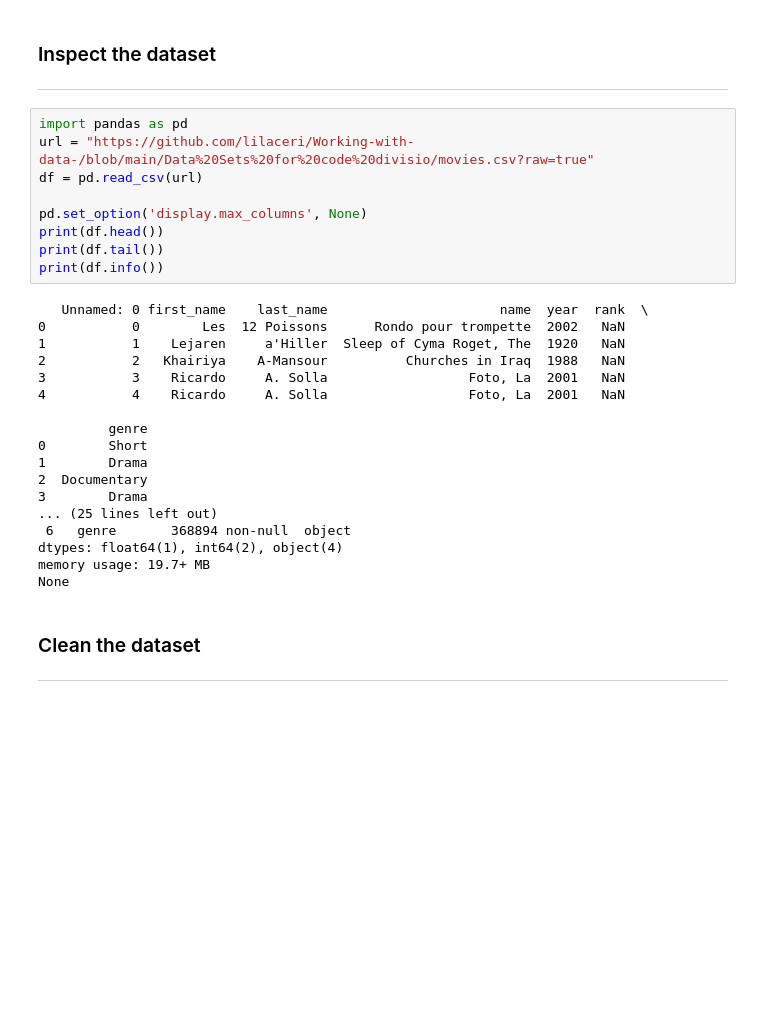
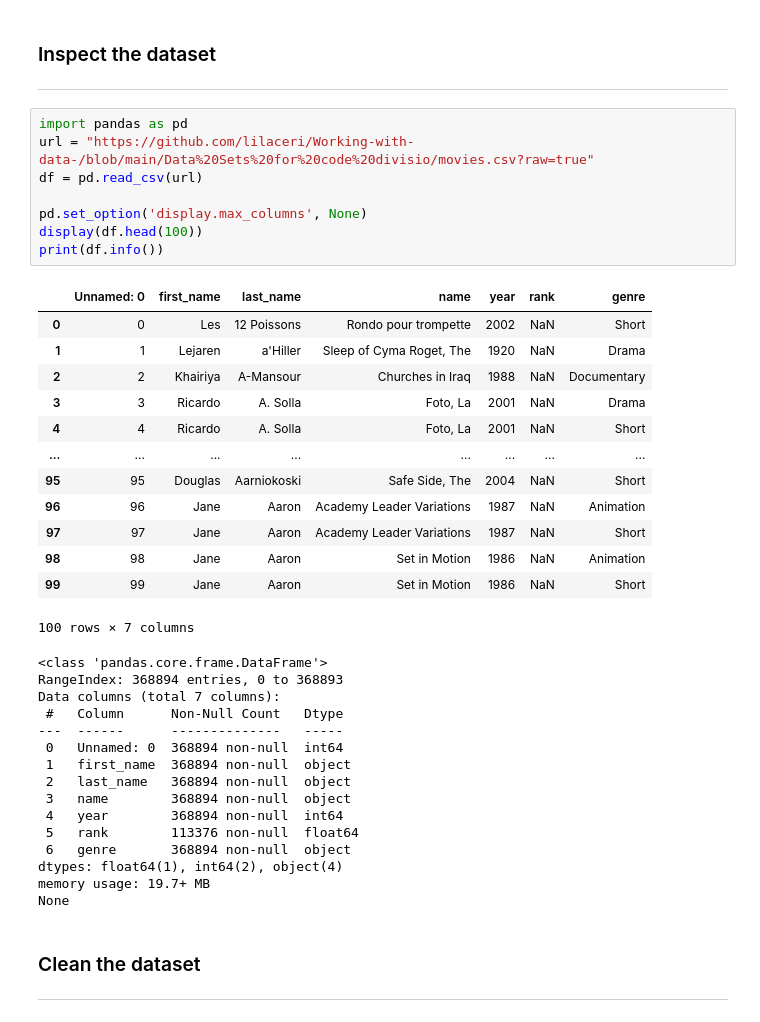
Before and after one commit to UnaRam/pythonFundamemtals, a Jupyter notebook: Una__10_2_Movies_Project.ipynb, the cells around one changed output. Saved outputs shown, nothing was run; the diff lists cells and outputs as text; blank space fills up the shorter version.

```diff
--- a/Una__10_2_Movies_Project.ipynb
+++ b/Una__10_2_Movies_Project.ipynb
@@ -15,30 +15,40 @@ If you were unable to download the file, there is a copy located here:
 # %%
 import pandas as pd
 url = "https://github.com/lilaceri/Working-with-data-/blob/main/Data%20Sets%20for%20code%20divisio/movies.csv?raw=true"
 df = pd.read_csv(url)
 
 pd.set_option('display.max_columns', None)
-print(df.head())
-print(df.tail())
+display(df.head(100))
 print(df.info())
 # %% [output]
+|  | Unnamed: 0 | first_name | last_name | name | year | rank | genre |
+| 0 | 0 | Les | 12 Poissons | Rondo pour trompette | 2002 | NaN | Short |
+| 1 | 1 | Lejaren | a'Hiller | Sleep of Cyma Roget, The | 1920 | NaN | Drama |
+| 2 | 2 | Khairiya | A-Mansour | Churches in Iraq | 1988 | NaN | Documentary |
+| 3 | 3 | Ricardo | A. Solla | Foto, La | 2001 | NaN | Drama |
+| 4 | 4 | Ricardo | A. Solla | Foto, La | 2001 | NaN | Short |
+| ... | ... | ... | ... | ... | ... | ... | ... |
+| 95 | 95 | Douglas | Aarniokoski | Safe Side, The | 2004 | NaN | Short |
+| 96 | 96 | Jane | Aaron | Academy Leader Variations | 1987 | NaN | Animation |
+| 97 | 97 | Jane | Aaron | Academy Leader Variations | 1987 | NaN | Short |
+| 98 | 98 | Jane | Aaron | Set in Motion | 1986 | NaN | Animation |
+| 99 | 99 | Jane | Aaron | Set in Motion | 1986 | NaN | Short |
-   Unnamed: 0 first_name    last_name                      name  year  rank  \
-0           0        Les  12 Poissons      Rondo pour trompette  2002   NaN
-1           1    Lejaren     a'Hiller  Sleep of Cyma Roget, The  1920   NaN
-2           2   Khairiya    A-Mansour          Churches in Iraq  1988   NaN
-3           3    Ricardo     A. Solla                  Foto, La  2001   NaN
-4           4    Ricardo     A. Solla                  Foto, La  2001   NaN
-
-         genre
-0        Short
-1        Drama
-2  Documentary
-3        Drama
-... (25 lines left out)
- 6   genre       368894 non-null  object
-dtypes: float64(1), int64(2), object(4)
-memory usage: 19.7+ MB
-None
+100 rows × 7 columns
+<class 'pandas.core.frame.DataFrame'>
+RangeIndex: 368894 entries, 0 to 368893
+Data columns (total 7 columns):
+ #   Column      Non-Null Count   Dtype
+---  ------      --------------   -----
+ 0   Unnamed: 0  368894 non-null  int64
+ 1   first_name  368894 non-null  object
+ 2   last_name   368894 non-null  object
+ 3   name        368894 non-null  object
+ 4   year        368894 non-null  int64
+ 5   rank        113376 non-null  float64
+ 6   genre       368894 non-null  object
+dtypes: float64(1), int64(2), object(4)
+memory usage: 19.7+ MB
+None
 # %% [markdown]
 ### Clean the dataset
 ---
```
Also changed, not shown: parts of 6 cells of this notebook.
